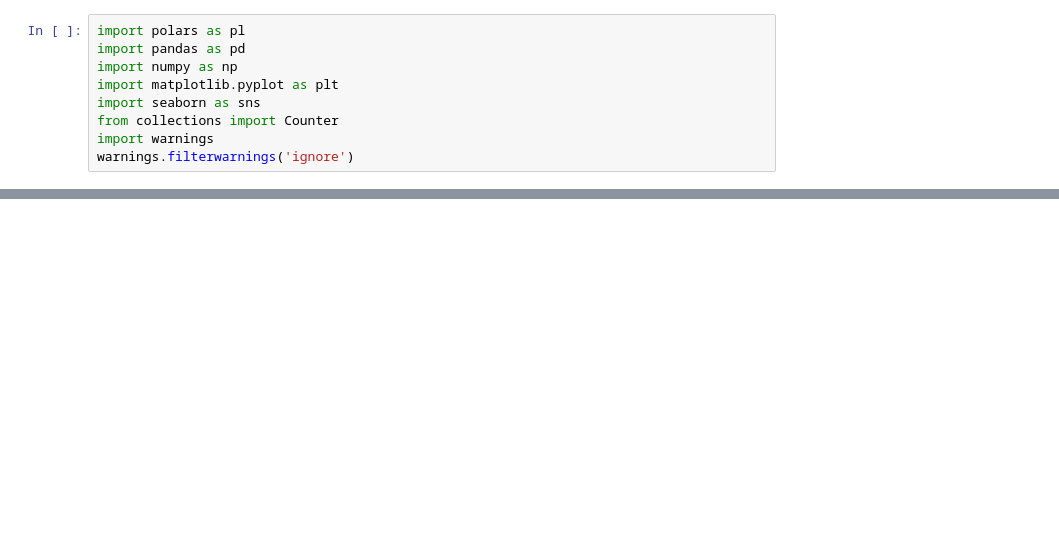
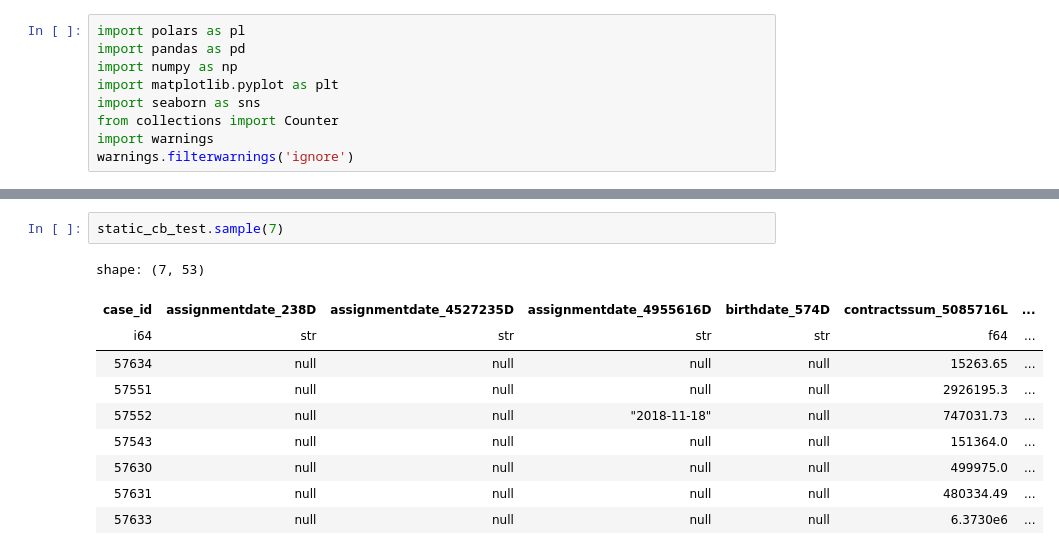
Before and after one commit to Hassan-ElBanna/Loan-Default-Prediction-Risk-Analysis, a Jupyter notebook: 1_Data_Exploratoin.ipynb, the cells around one changed output, grey strips where cells are left out. Saved outputs shown, nothing was run; the diff lists cells and outputs as text; blank space fills up the shorter version.

```diff
--- a/1_Data_Exploratoin.ipynb
+++ b/1_Data_Exploratoin.ipynb
@@ -131,0 +515,13 @@ Static cb duplicates =  0
+# %%
+static_cb_test.sample(7)
+# %% [output]
+shape: (7, 53)
+| case_id | assignmentdate_238D | assignmentdate_4527235D | assignmentdate_4955616D | birthdate_574D | contractssum_5085716L | ... |
+| i64 | str | str | str | str | f64 | ... |
+| 57634 | null | null | null | null | 15263.65 | ... |
+| 57551 | null | null | null | null | 2926195.3 | ... |
+| 57552 | null | null | "2018-11-18" | null | 747031.73 | ... |
+| 57543 | null | null | null | null | 151364.0 | ... |
+| 57630 | null | null | null | null | 499975.0 | ... |
+| 57631 | null | null | null | null | 480334.49 | ... |
+| 57633 | null | null | null | null | 6.3730e6 | ... |
```
Also changed, not shown: parts of 32 cells of this notebook.
